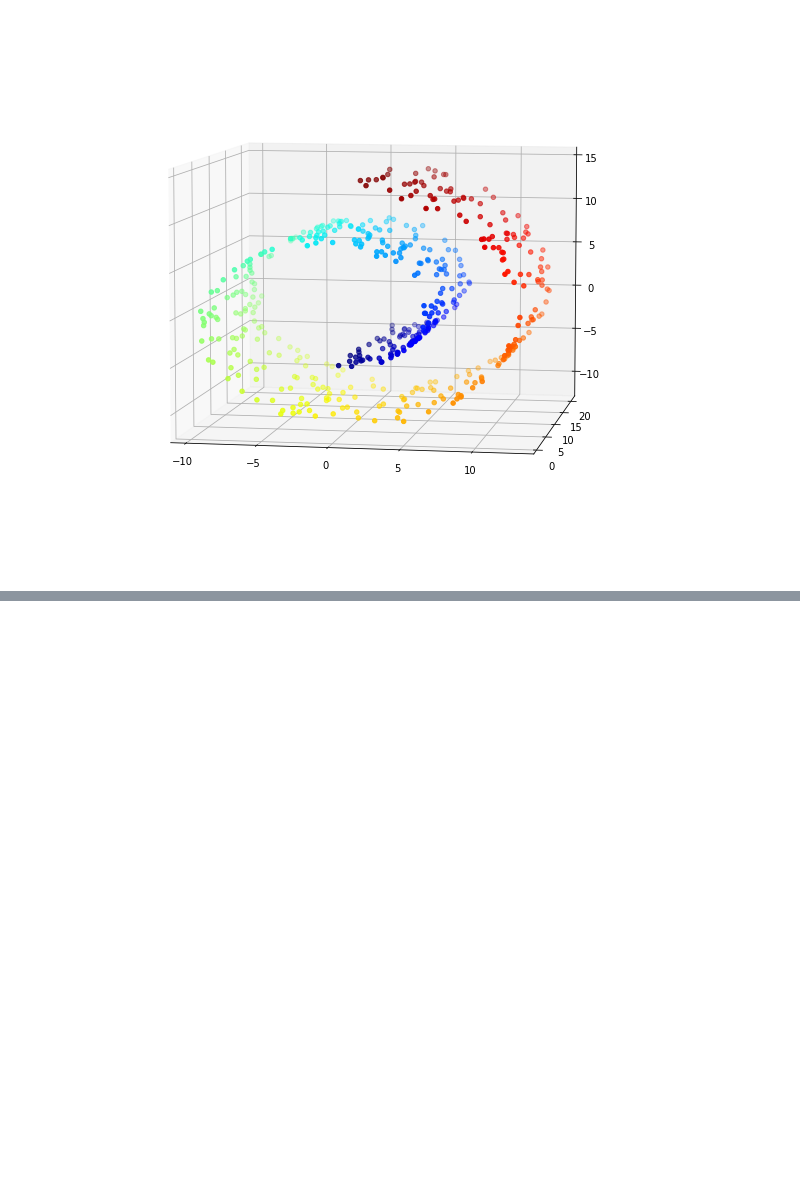
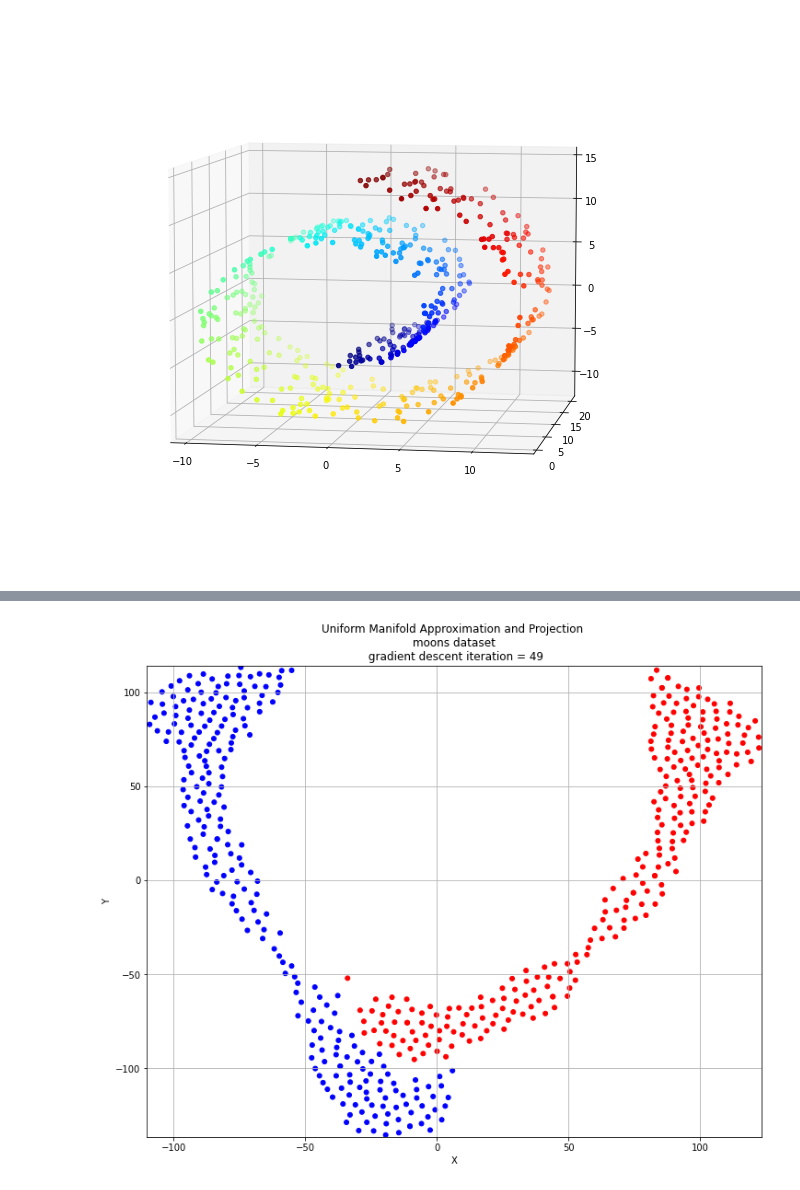
Before and after one commit to dslisleedh/from_scratch, a Jupyter notebook: dimension reduction/UniformManifoldApproximationandProjection/UniformManifoldApproximationandProjection.ipynb, the cells around one changed output, grey strips where cells are left out. Cells and saved outputs as stored; diff of their text form; code cells hidden in the pictures; blank space fills up the shorter version.

```diff
--- a/dimension reduction/UniformManifoldApproximationandProjection/UniformManifoldApproximationandProjection.ipynb
+++ b/dimension reduction/UniformManifoldApproximationandProjection/UniformManifoldApproximationandProjection.ipynb
@@ -157,0 +184,28 @@ ani.save('UniformManifoldApproximationandProjectionGD.gif', writer='pillow', dpi
+# %%
+umap = UMAP(n_neighbors=30, n_components=2, min_dist = .1, n_epoch= 50)
+umap.fit_transform(X2)
+
+time_steps = 50
+N_nodes = 500
+
+fig, ax = plt.subplots(figsize = (10, 10))
+marker_size = 25
+
+def animate(i):
+    fig.clear()
+    ax = fig.add_subplot(111)
+    ax.set_xlim(umap.history_[-1][:,0].min()-1, umap.history_[-1][:,0].max() + 1)
+    ax.set_ylim(umap.history_[-1][:,1].min()-1, umap.history_[-1][:,1].max() + 1)
+    ax.grid(b = None)
+    ax.set_title('Uniform Manifold Approximation and Projection \n moons dataset \n gradient descent iteration = %d' % i)
+    ax.set_xlabel('X')
+    ax.set_ylabel('Y')
+    s = ax.scatter(umap.history_[i][:,0], umap.history_[i][:,1], s = marker_size, c = color2, cmap = plt.cm.bwr, marker = 'o', edgecolor = None)
+plt.tight_layout()
+fig.subplots_adjust(top=.75)
+
+ani = animation.FuncAnimation(fig, animate, interval=150, frames=range(time_steps))
+
+ani.save('UniformManifoldApproximationandProjectionGD_moons.gif', writer='pillow', dpi=100)
+# %% [output]
+[figure, added]
```
Also changed, not shown: parts of 7 cells of this notebook, 8 other files.
